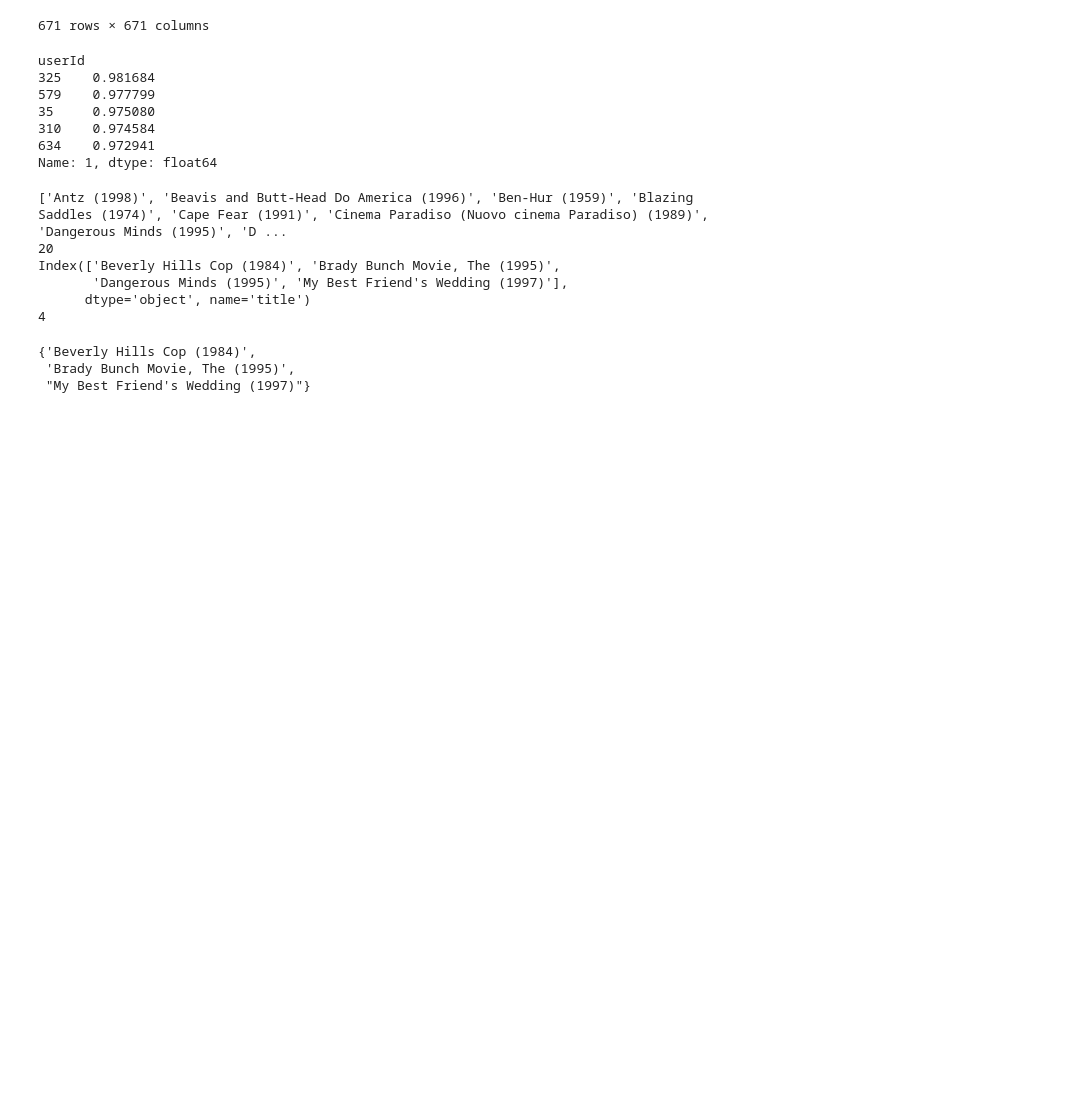
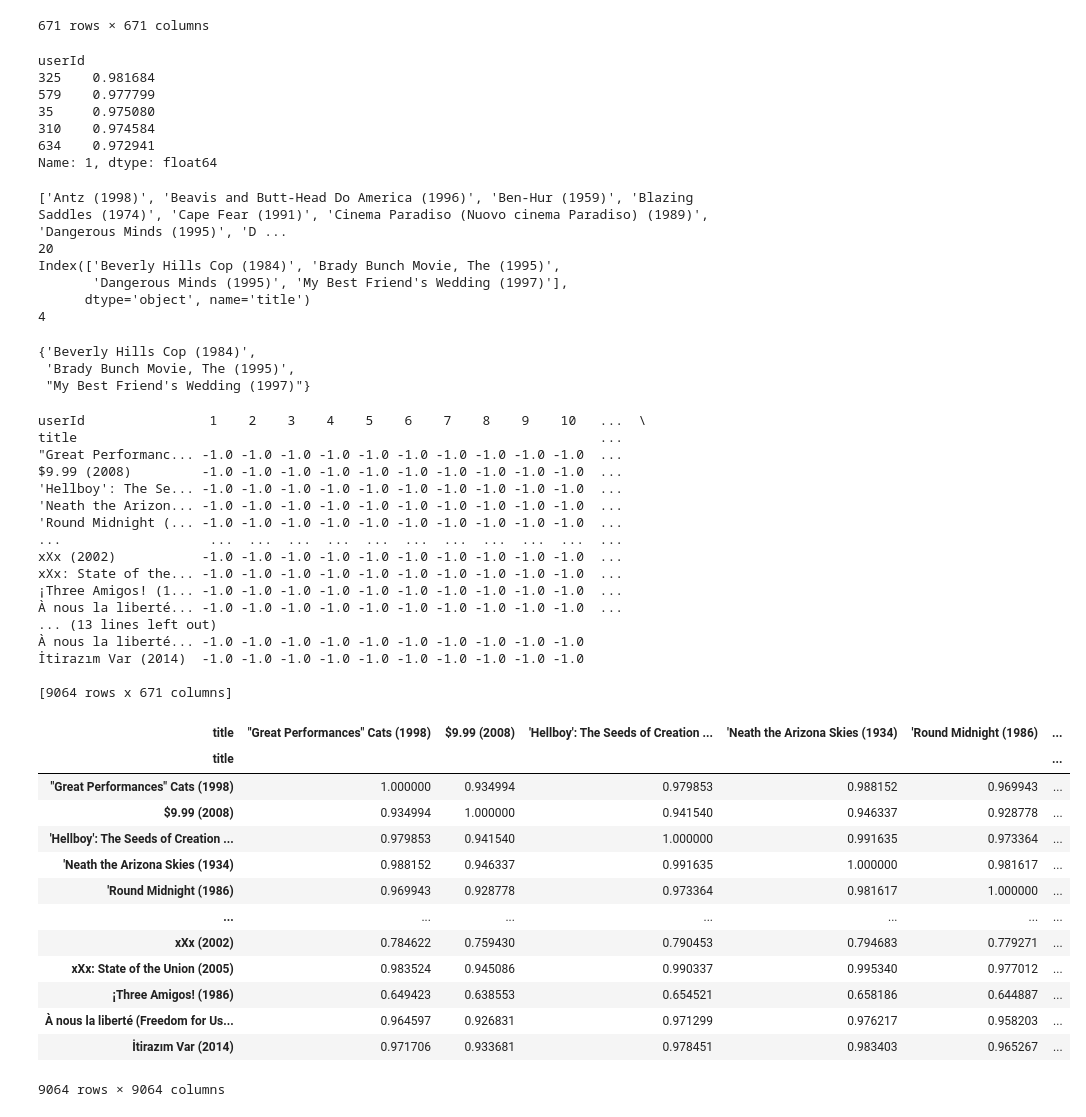
Before and after one commit to walker0625/machine-learning, a Jupyter notebook: theory/5. recommend_system.ipynb, the cells around one changed output. Cells and saved outputs as stored; diff of their text form; code cells hidden in the pictures; blank space fills up the shorter version.

```diff
--- a/theory/5. recommend_system.ipynb
+++ b/theory/5. recommend_system.ipynb
@@ -364,3 +364,44 @@ set(you_list) - set(my_list)
 {'Beverly Hills Cop (1984)',
  'Brady Bunch Movie, The (1995)',
  "My Best Friend's Wedding (1997)"}
+# %%
+content_base = title_user.T # 기존 데이터의 행렬 전환
+
+print(content_base)
+
+content_based_sim = cosine_similarity(content_base, content_base)
+content_based_df = pd.DataFrame(content_based_sim, index=content_base.index, columns=content_base.index)
+
+content_based_df
+# %% [output]
+userId                1    2    3    4    5    6    7    8    9    10   ...  \
+title                                                                   ...
+"Great Performanc... -1.0 -1.0 -1.0 -1.0 -1.0 -1.0 -1.0 -1.0 -1.0 -1.0  ...
+$9.99 (2008)         -1.0 -1.0 -1.0 -1.0 -1.0 -1.0 -1.0 -1.0 -1.0 -1.0  ...
+'Hellboy': The Se... -1.0 -1.0 -1.0 -1.0 -1.0 -1.0 -1.0 -1.0 -1.0 -1.0  ...
+'Neath the Arizon... -1.0 -1.0 -1.0 -1.0 -1.0 -1.0 -1.0 -1.0 -1.0 -1.0  ...
+'Round Midnight (... -1.0 -1.0 -1.0 -1.0 -1.0 -1.0 -1.0 -1.0 -1.0 -1.0  ...
+...                   ...  ...  ...  ...  ...  ...  ...  ...  ...  ...  ...
+xXx (2002)           -1.0 -1.0 -1.0 -1.0 -1.0 -1.0 -1.0 -1.0 -1.0 -1.0  ...
+xXx: State of the... -1.0 -1.0 -1.0 -1.0 -1.0 -1.0 -1.0 -1.0 -1.0 -1.0  ...
+¡Three Amigos! (1... -1.0 -1.0 -1.0 -1.0 -1.0 -1.0 -1.0 -1.0 -1.0 -1.0  ...
+À nous la liberté... -1.0 -1.0 -1.0 -1.0 -1.0 -1.0 -1.0 -1.0 -1.0 -1.0  ...
+... (13 lines left out)
+À nous la liberté... -1.0 -1.0 -1.0 -1.0 -1.0 -1.0 -1.0 -1.0 -1.0 -1.0
+İtirazım Var (2014)  -1.0 -1.0 -1.0 -1.0 -1.0 -1.0 -1.0 -1.0 -1.0 -1.0
+
+[9064 rows x 671 columns]
+| title | "Great Performances" Cats (1998) | $9.99 (2008) | 'Hellboy': The Seeds of Creation ... | 'Neath the Arizona Skies (1934) | 'Round Midnight (1986) | ... |
+| title |  |  |  |  |  | ... |
+| "Great Performances" Cats (1998) | 1.000000 | 0.934994 | 0.979853 | 0.988152 | 0.969943 | ... |
+| $9.99 (2008) | 0.934994 | 1.000000 | 0.941540 | 0.946337 | 0.928778 | ... |
+| 'Hellboy': The Seeds of Creation ... | 0.979853 | 0.941540 | 1.000000 | 0.991635 | 0.973364 | ... |
+| 'Neath the Arizona Skies (1934) | 0.988152 | 0.946337 | 0.991635 | 1.000000 | 0.981617 | ... |
+| 'Round Midnight (1986) | 0.969943 | 0.928778 | 0.973364 | 0.981617 | 1.000000 | ... |
+| ... | ... | ... | ... | ... | ... | ... |
+| xXx (2002) | 0.784622 | 0.759430 | 0.790453 | 0.794683 | 0.779271 | ... |
+| xXx: State of the Union (2005) | 0.983524 | 0.945086 | 0.990337 | 0.995340 | 0.977012 | ... |
+| ¡Three Amigos! (1986) | 0.649423 | 0.638553 | 0.654521 | 0.658186 | 0.644887 | ... |
+| À nous la liberté (Freedom for Us... | 0.964597 | 0.926831 | 0.971299 | 0.976217 | 0.958203 | ... |
+| İtirazım Var (2014) | 0.971706 | 0.933681 | 0.978451 | 0.983403 | 0.965267 | ... |
+9064 rows × 9064 columns
```
Also changed, not shown: parts of 2 cells of this notebook.
